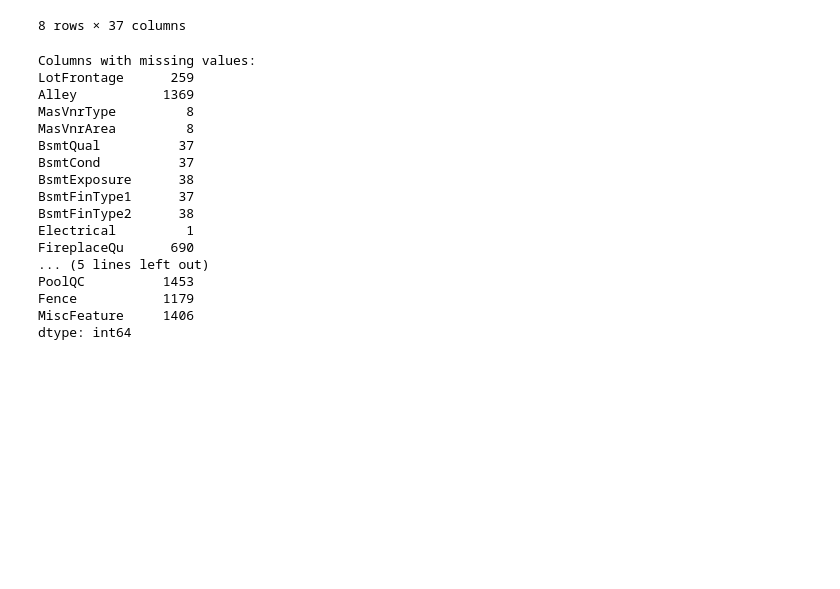
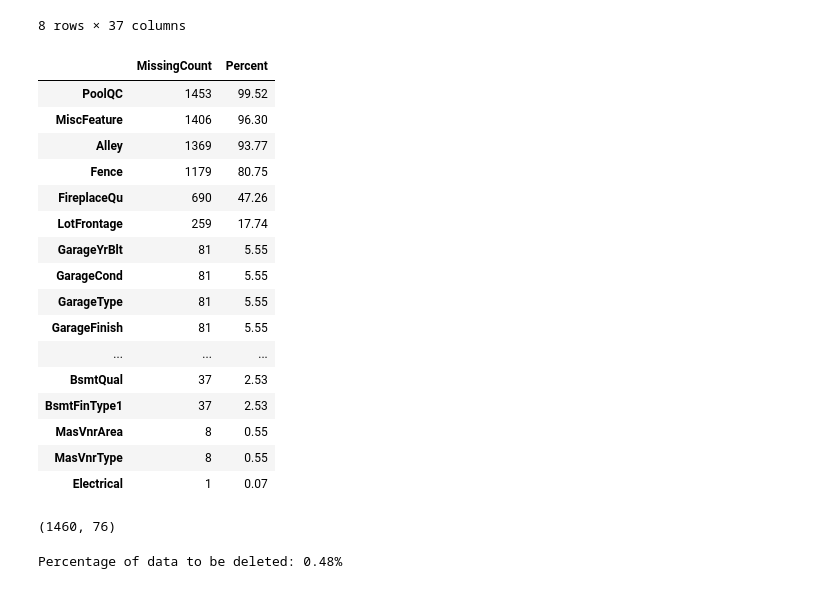
Before and after one commit to Djoyner388/HousePricePrediction, a Jupyter notebook: House-Project.ipynb, the cells around one changed output. Cells and saved outputs as stored; diff of their text form; code cells hidden in the pictures; blank space fills up the shorter version.

```diff
--- a/House-Project.ipynb
+++ b/House-Project.ipynb
@@ -72,31 +68,34 @@ train.describe()
 # %%
-# Check for missing values
-missing_values = train.isnull()
+# Find columns with missing values and their percent missing
+train.isnull().sum()
+miss_val = train.isnull().sum().sort_values(ascending=False)
+miss_val = pd.DataFrame(data=train.isnull().sum().sort_values(ascending=False), columns=['MissingCount'])
 
-# Calculate the total number of missing values in each column
-missing_counts = missing_values.sum()
-
-# Filter columns with missing values
-columns_with_missing_values = missing_counts[missing_counts > 0]
-
-# Print columns with missing values
-print("Columns with missing values:")
-print(columns_with_missing_values)
+# Add a new column to the dataframe and fill it with the percentage of missing values
+miss_val['Percent'] = miss_val.MissingCount.apply(lambda x : '{:.2f}'.format(float(x)/train.shape[0] * 100))
+miss_val = miss_val[miss_val.MissingCount > 0]
+miss_val
 # %% [output]
-Columns with missing values:
-LotFrontage      259
-Alley           1369
-MasVnrType         8
-MasVnrArea         8
-BsmtQual          37
-BsmtCond          37
-BsmtExposure      38
-BsmtFinType1      37
-BsmtFinType2      38
-Electrical         1
-FireplaceQu      690
-... (5 lines left out)
-PoolQC          1453
-Fence           1179
-MiscFeature     1406
-dtype: int64
+|  | MissingCount | Percent |
+| PoolQC | 1453 | 99.52 |
+| MiscFeature | 1406 | 96.30 |
+| Alley | 1369 | 93.77 |
+| Fence | 1179 | 80.75 |
+| FireplaceQu | 690 | 47.26 |
+| LotFrontage | 259 | 17.74 |
+| GarageYrBlt | 81 | 5.55 |
+| GarageCond | 81 | 5.55 |
+| GarageType | 81 | 5.55 |
+| GarageFinish | 81 | 5.55 |
+| ... | ... | ... |
+| BsmtQual | 37 | 2.53 |
+| BsmtFinType1 | 37 | 2.53 |
+| MasVnrArea | 8 | 0.55 |
+| MasVnrType | 8 | 0.55 |
+| Electrical | 1 | 0.07 |
+# %%
+# Dropping columns with significant amount of missing data
+train = train.drop(['PoolQC', 'MiscFeature', 'Alley', 'Fence', 'FireplaceQu'], axis = 1)
+train.shape
+# %% [output]
+(1460, 76)
@@ -102,0 +104,13 @@ dtype: int64
+# %%
+# Calculate the percentage of rows with missing values
+percentage_missing = (train.isnull().sum(axis=1) / train.shape[1]) * 100
+
+# Filter rows with missing values
+rows_with_missing = train[percentage_missing > 10]
+
+# Calculate the percentage of data that would be deleted
+percentage_deleted = (len(rows_with_missing) / len(train)) * 100
+
+print(f"Percentage of data to be deleted: {percentage_deleted:.2f}%")
+# %% [output]
+Percentage of data to be deleted: 0.48%
```
Also changed, not shown: parts of 16 cells of this notebook.
